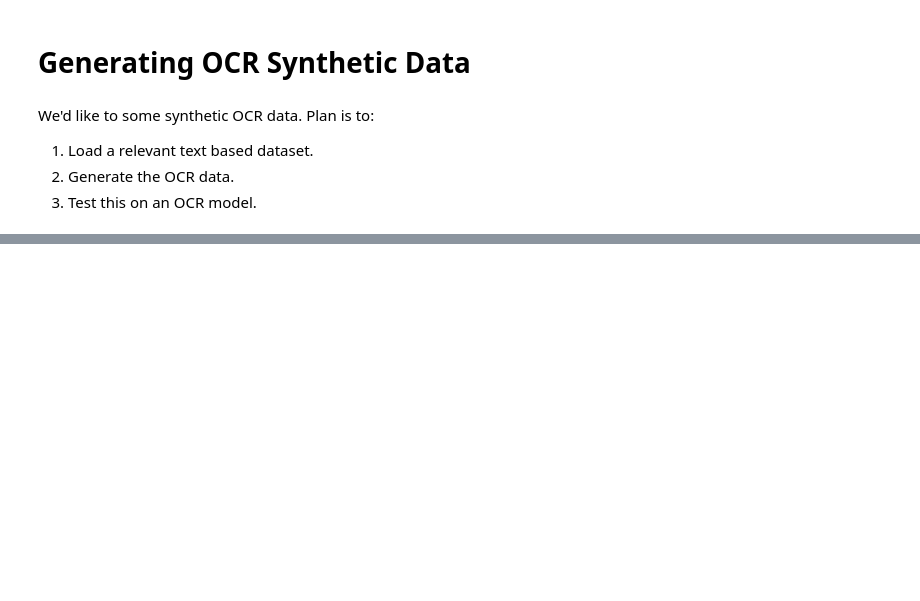
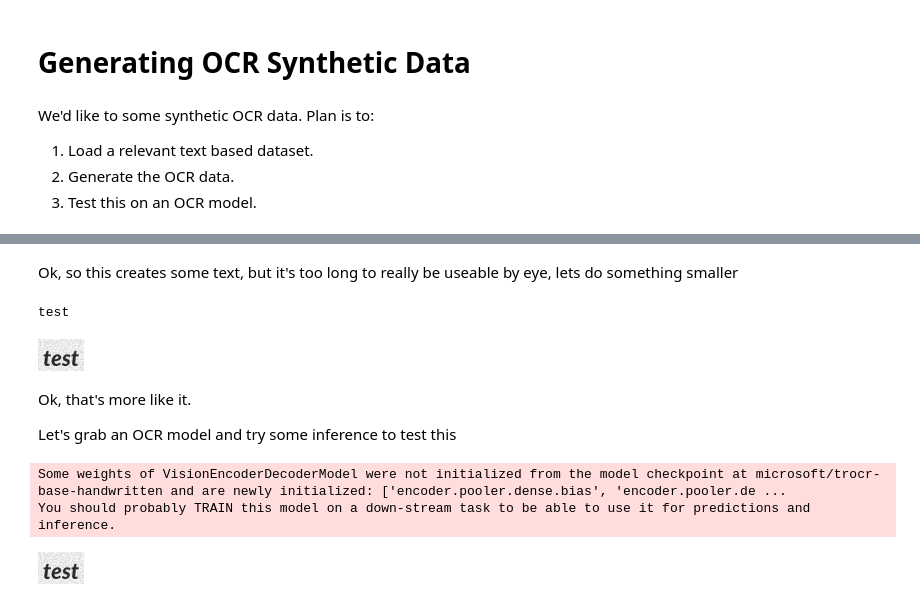
Before and after one commit to alan-turing-institute/ARC-SPICE, a Jupyter notebook: notebooks/OCR_synthdata.ipynb, the cells around one changed output, grey strips where cells are left out. Drawn from its saved outputs; the diff is of its cells as text; code cells hidden in the pictures; blank space fills up the shorter version.

```diff
--- a/notebooks/OCR_synthdata.ipynb
+++ b/notebooks/OCR_synthdata.ipynb
@@ -87,0 +46,31 @@ target
+# %% [markdown]
+Ok, so this creates some text, but it's too long to really be useable by eye, lets do something smaller
+# %%
+gen = GeneratorFromStrings(['test'])
+out = next(gen)
+print(out[1])
+out[0]
+# %% [output]
+test
+[figure, added]
+# %% [markdown]
+Ok, that's more like it.
+
+Let's grab an OCR model and try some inference to test this
+# %%
+# load the model
+from transformers import TrOCRProcessor, VisionEncoderDecoderModel
+import torch
+
+processor = TrOCRProcessor.from_pretrained("microsoft/trocr-base-handwritten")
+model = VisionEncoderDecoderModel.from_pretrained("microsoft/trocr-base-handwritten")
+device = torch.device('mps' if torch.backends.mps.is_available() else 'cpu')
+# model.to(device)
+# %% [output]
+Some weights of VisionEncoderDecoderModel were not initialized from the model checkpoint at microsoft/trocr-base-handwritten and are newly initialized: ['encoder.pooler.dense.bias', 'encoder.pooler.de ...
+You should probably TRAIN this model on a down-stream task to be able to use it for predictions and inference.
+# %%
+image = out[0]
+image
+# %% [output]
+[figure, added]
```
Also changed, not shown: parts of 22 cells of this notebook, 2 other files.
